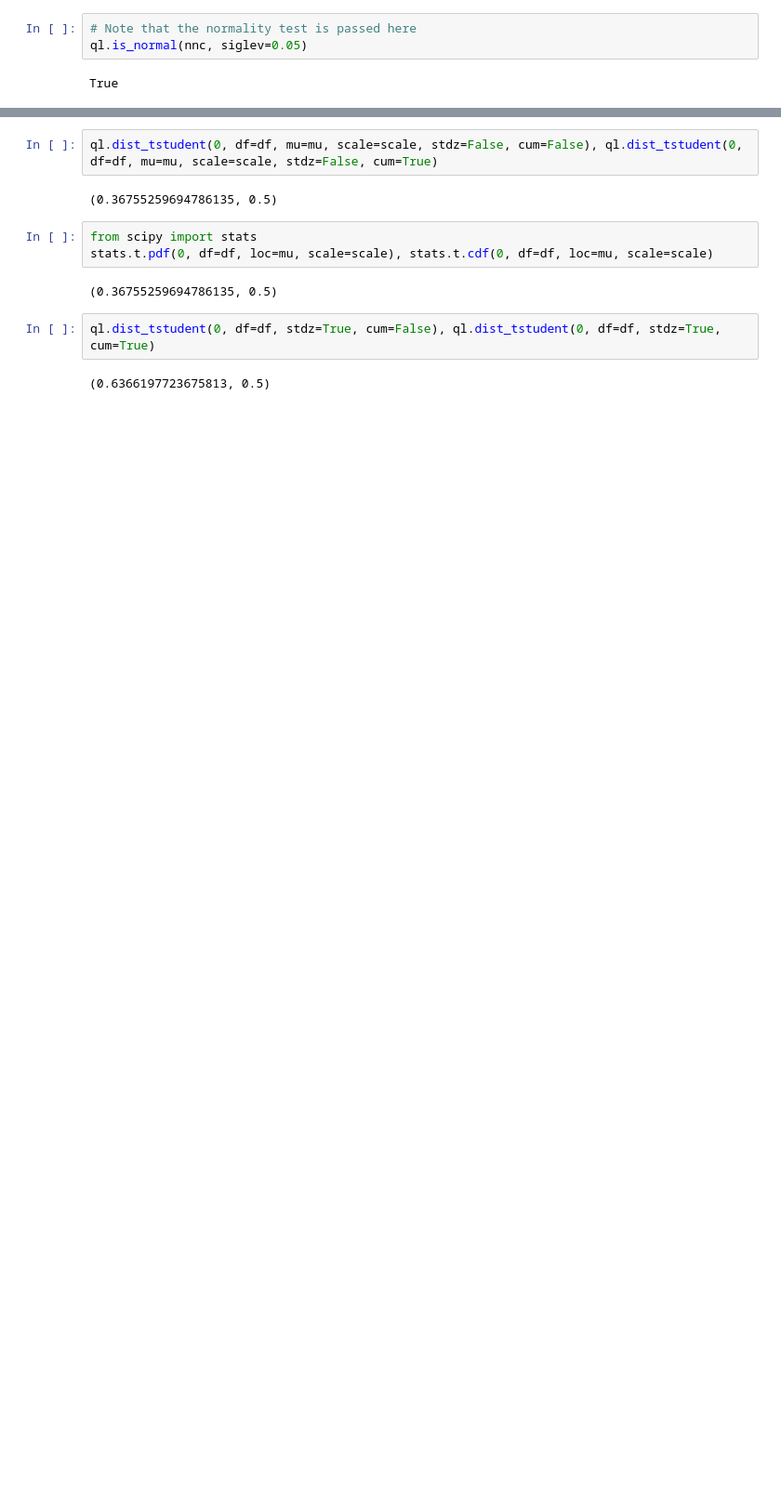
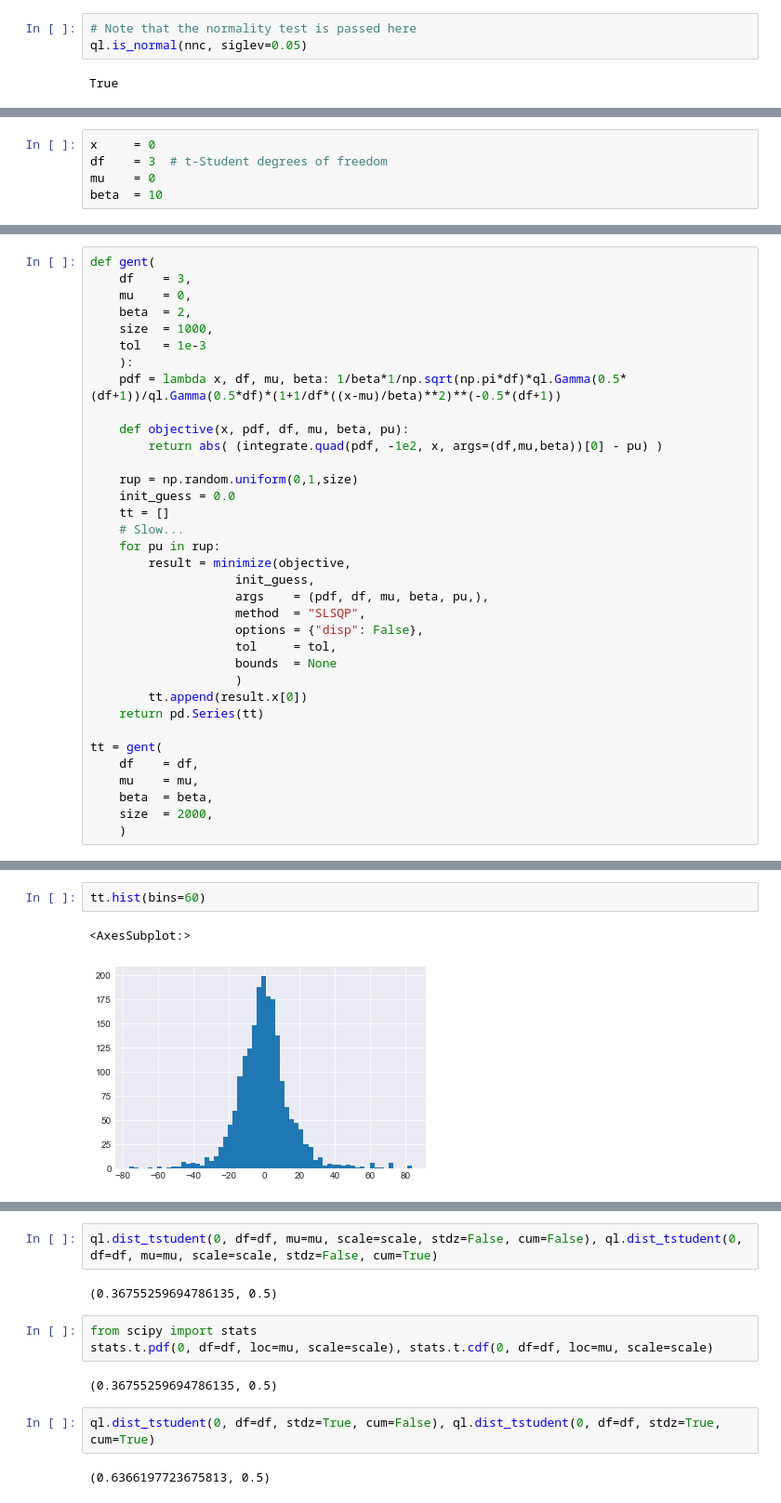
Before and after one commit to z4ir3/quant-library, a Jupyter notebook: tutorial-quant-library.ipynb, the cells around one changed output, grey strips where cells are left out. Shown at 93% size. Cells and saved outputs as stored; diff of their text form; blank space fills up the shorter version.

```diff
--- a/tutorial-quant-library.ipynb
+++ b/tutorial-quant-library.ipynb
@@ -638,0 +652,5 @@ df    = 3  # degrees of freedom
+# %%
+x     = 0
+df    = 3  # t-Student degrees of freedom
+mu    = 0
+beta  = 10
@@ -638,0 +687,35 @@ df    = 3  # degrees of freedom
+# %%
+def gent(
+    df    = 3,
+    mu    = 0,
+    beta  = 2,
+    size  = 1000,
+    tol   = 1e-3
+    ):
+    pdf = lambda x, df, mu, beta: 1/beta*1/np.sqrt(np.pi*df)*ql.Gamma(0.5*(df+1))/ql.Gamma(0.5*df)*(1+1/df*((x-mu)/beta)**2)**(-0.5*(df+1))
+
+    def objective(x, pdf, df, mu, beta, pu):
+        return abs( (integrate.quad(pdf, -1e2, x, args=(df,mu,beta))[0] - pu) )
+
+    rup = np.random.uniform(0,1,size)
+    init_guess = 0.0
+    tt = []
+    # Slow...
+    for pu in rup:
+        result = minimize(objective,
+                    init_guess,
+                    args    = (pdf, df, mu, beta, pu,),
+                    method  = "SLSQP",
+                    options = {"disp": False},
+                    tol     = tol,
+                    bounds  = None
+                    )
+        tt.append(result.x[0])
+    return pd.Series(tt)
+
+tt = gent(
+    df    = df,
+    mu    = mu,
+    beta  = beta,
+    size  = 2000,
+    )
@@ -638,0 +737,5 @@ df    = 3  # degrees of freedom
+# %%
+tt.hist(bins=60)
+# %% [output]
+<AxesSubplot:>
+[figure, added]
```
Also changed, not shown: parts of 38 cells of this notebook.
